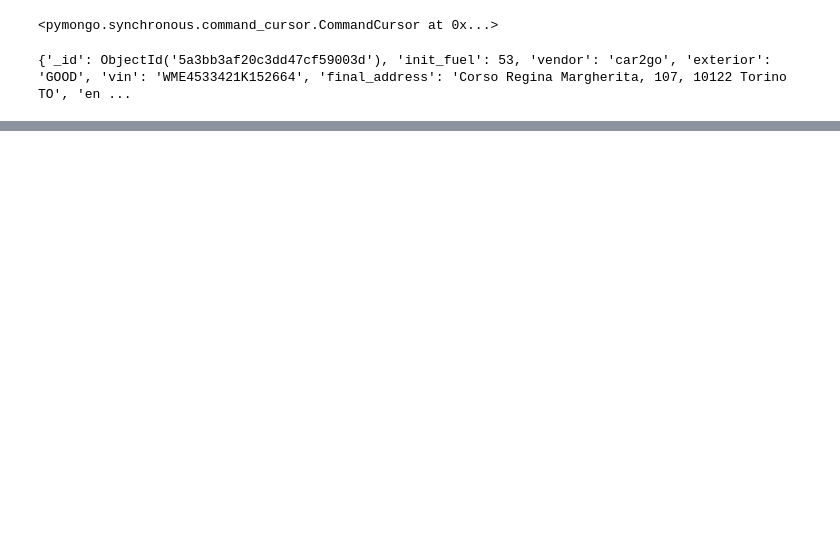
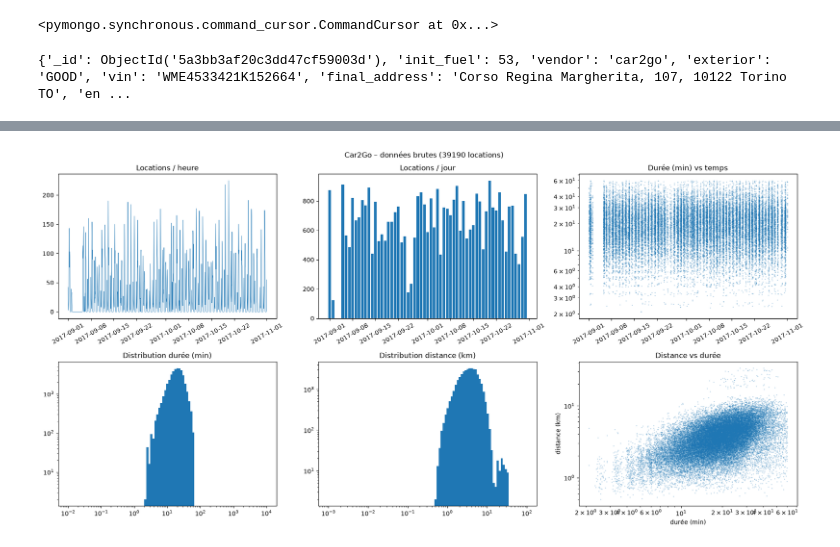
Before and after one commit to Bonbia/ICT4SM, a Jupyter notebook: TP2/TP2Adam.ipynb, the cells around one changed output, grey strips where cells are left out. Saved outputs shown, nothing was run; the diff lists cells and outputs as text; code cells hidden in the pictures; blank space fills up the shorter version.

```diff
--- a/TP2/TP2Adam.ipynb
+++ b/TP2/TP2Adam.ipynb
@@ -163,0 +161,86 @@ TypeError: load_wtime() missing 1 required positional argument: 'coll'
+# %%
+import numpy as np
+import pandas as pd
+import matplotlib.pyplot as plt
+
+def load_raw(coll, city="Torino"):
+    pipe = [
+        {
+            "$match": {
+                "city": city,
+        "driving.distance": {"$gt": 0}}
+        },
+        {"$project": {
+            "_id": 0,
+            "plate": 1,
+            "init_date": 1, "final_date": 1,
+            "init_time": 1, "final_time": 1,
+            "init_loc": 1, "final_loc": 1,
+            "drv_dur": "$driving.duration",
+            "drv_dist": "$driving.distance",
+        }},
+    ]
+    df = pd.DataFrame(coll.aggregate(pipe, allowDiskUse=True))
+    df["rental_min"] = (df["final_time"] - df["init_time"]) / 60
+    df["drv_dist_km"] = df["drv_dist"] / 1000
+    df["init_date"] = pd.to_datetime(df["init_date"])
+    # coordonnées pour tester "départ == arrivée"
+    df["same_loc"] = df["init_loc"].apply(lambda x: tuple(x["coordinates"])) == \
+                     df["final_loc"].apply(lambda x: tuple(x["coordinates"]))
+    return df.drop(columns=["init_loc", "final_loc"])
+
+raw = {
+    "Car2Go": load_raw(pb_coll),
+    "Enjoy":  load_raw(pb_coll_enjoy),
+}
+
+def explore(df, name):
+    fig, ax = plt.subplots(2, 3, figsize=(18, 9))
+    fig.suptitle(f"{name} – données brutes ({len(df)} locations)")
+
+    # 1) locations par heure au fil du temps (trous, pannes de collecte)
+    s = df.set_index("init_date").resample("1h").size()
+    ax[0, 0].plot(s.index, s.values, lw=0.6)
+    ax[0, 0].set_title("Locations / heure"); ax[0, 0].tick_params(axis="x", rotation=30)
+
+    # 2) locations par jour
+    d = df.set_index("init_date").resample("1D").size()
+    ax[0, 1].bar(d.index, d.values, width=0.8)
+    ax[0, 1].set_title("Locations / jour"); ax[0, 1].tick_params(axis="x", rotation=30)
+
+    # 3) durée de location dans le temps (aberrations ?)
+    ax[0, 2].scatter(df["init_date"], df["rental_min"], s=1, alpha=0.2)
+    ax[0, 2].set_yscale("log"); ax[0, 2].set_title("Durée (min) vs temps")
+    ax[0, 2].tick_params(axis="x", rotation=30)
+
+    # 4) histogramme de la durée (log-log)
+    ax[1, 0].hist(df["rental_min"].clip(lower=1e-2), bins=np.logspace(-2, 4, 100))
+    ax[1, 0].set_xscale("log"); ax[1, 0].set_yscale("log")
+    ax[1, 0].set_title("Distribution durée (min)")
+
+    # 5) histogramme de la distance
+    ax[1, 1].hist(df["drv_dist_km"].clip(lower=1e-3), bins=np.logspace(-3, 2, 100))
+    ax[1, 1].set_xscale("log"); ax[1, 1].set_yscale("log")
+    ax[1, 1].set_title("Distribution distance (km)")
+
+    # 6) distance vs durée
+    ax[1, 2].scatter(df["rental_min"], df["drv_dist_km"], s=1, alpha=0.2)
+    ax[1, 2].set_xscale("log"); ax[1, 2].set_yscale("log")
+    ax[1, 2].set_xlabel("durée (min)"); ax[1, 2].set_ylabel("distance (km)")
+    ax[1, 2].set_title("Distance vs durée")
+
+    plt.tight_layout(); plt.show()
+
+    # chiffres clés : combien de lignes suspectes ?
+    print(f"--- {name} ---")
+    print("durée <= 0 ou < 1 min :", (df.rental_min < 1).sum())
+    print("durée > 3 h           :", (df.rental_min > 180).sum())
+    print("durée > 24 h          :", (df.rental_min > 1440).sum())
+    print("distance <= 0         :", (df.drv_dist <= 0).sum())
+    print("départ == arrivée     :", df.same_loc.sum())
+    print(df[["rental_min", "drv_dist_km"]].describe(percentiles=[.01, .05, .5, .95, .99]))
+
+for name, df in raw.items():
+    explore(df, name)
+# %% [output]
+[figure, added]
```
Also changed, not shown: parts of 12 cells of this notebook.
